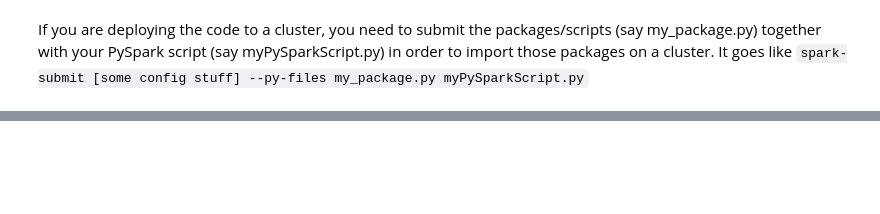
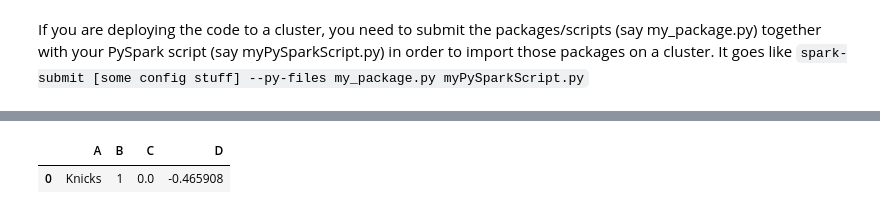
Before and after one commit to freedaemons/pyspark-learnbook, a Jupyter notebook: pyspark-udfs.ipynb, the cells around one changed output, grey strips where cells are left out. Drawn from its saved outputs; the diff is of its cells as text; code cells hidden in the pictures; blank space fills up the shorter version.

```diff
--- a/pyspark-udfs.ipynb
+++ b/pyspark-udfs.ipynb
@@ -5,6 +5,10 @@ findspark.init()
 import pyspark
 from pyspark.sql import SparkSession
 spark = SparkSession.builder.getOrCreate()
+sc = spark.sparkContext
+
+from pyspark.sql import SQLContext
+sqlContext = SQLContext(sc)
 # %%
 df = spark.sql('''select 'spark' as hello''')
 df.show()
@@ -261,0 +343,29 @@ If you are deploying the code to a cluster, you need to submit the packages/scri
+# %%
+%%time
+#Grouped map Pandas UDFs use the same function decorator pandas_udf, but are different in a few ways:
+#1. The input and output are pandas dataframes
+#2. Grouping is defined by 'groupby' clause
+#3. Return type in the function decorator is a StructType that specifies each column name and type
+
+#Here's an example where we subtract the mean of the values in a group from each value in the group
+#In this scenario, we'll do an in-place subtraction, so the schema of the input dataframe will
+#suffice to represent the output schema.
+@pandas_udf(df_mapeg.schema, PandasUDFType.GROUPED_MAP)
+def subtract_mean(pdf):
+    return pdf.assign(C=pdf.C - pdf.C.mean())
+
+groups = ['Knicks', 'Mets', 'Yankees', 'Hornets']
+
+from random import randint
+
+pdf_mapeg = pd.DataFrame({
+    "A": [groups[randint(0,3)] for x in range(1,11)],
+    "B": range(1,11),
+    "C": np.random.randn(10),
+    "D": np.random.randn(10)
+})
+
+df_mapeg = sqlContext.createDataFrame(pdf_mapeg)
+df_mapeg.show()
+df_mapeg.cache()
+df_mapeg.groupby('A').apply(subtract_mean).show()
@@ -261,0 +390,10 @@ If you are deploying the code to a cluster, you need to submit the packages/scri
+# %%
+#Grouped map Pandas UDF functions can also be called as standalone Python functions on the driver.
+#This can be useful for debugging
+
+sample = df_mapeg.filter('B == 1').toPandas()
+
+subtract_mean.func(sample)
+# %% [output]
+|  | A | B | C | D |
+| 0 | Knicks | 1 | 0.0 | -0.465908 |
```
Also changed, not shown: parts of 12 cells of this notebook, 2 other files.
